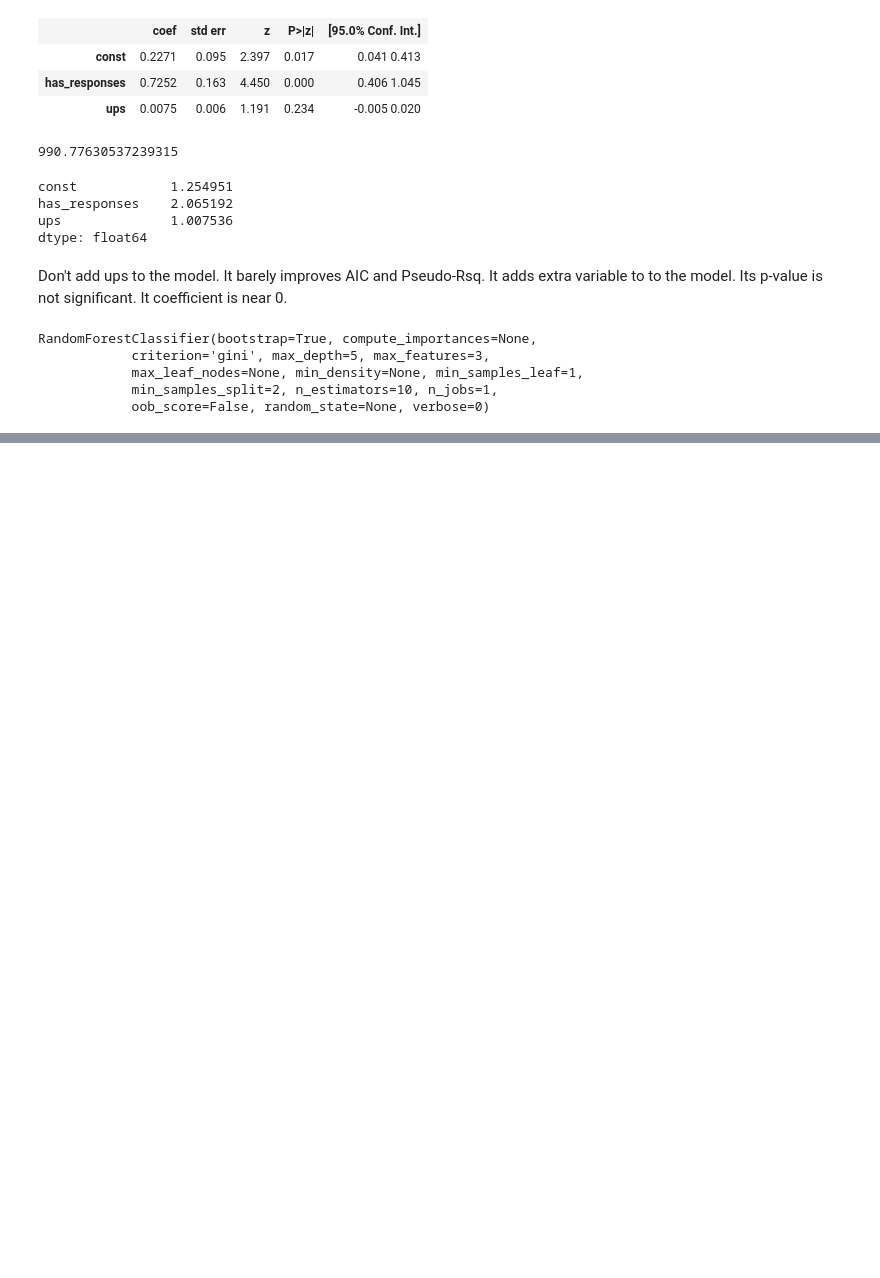
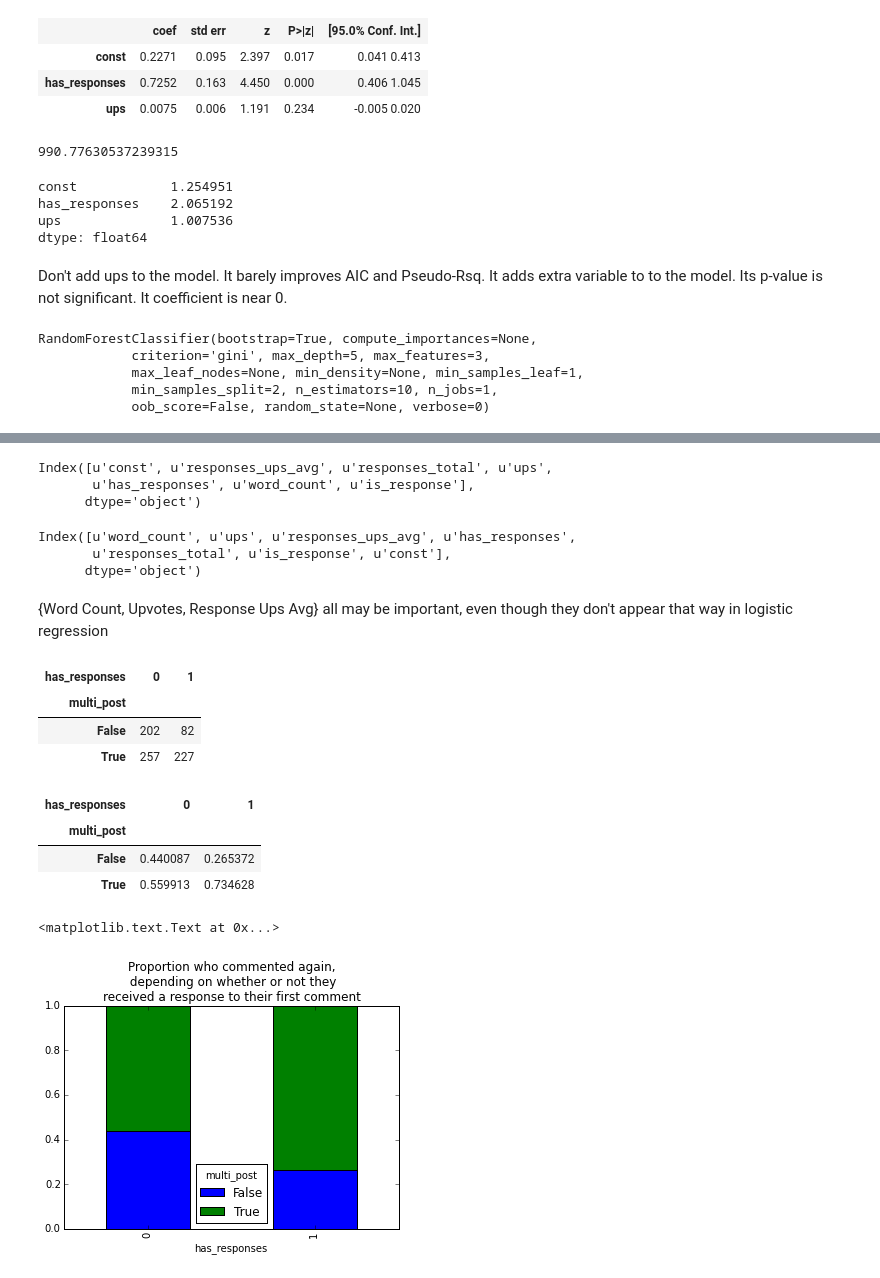
Before and after one commit to boazgurdin/reddit-churn, a Jupyter notebook: Model Building.ipynb, the cells around one changed output, grey strips where cells are left out. Cells and saved outputs as stored; diff of their text form; code cells hidden in the pictures; blank space fills up the shorter version.

Commit message:
updated basic logistic model exploration with upvotes

```diff
--- a/Model Building.ipynb
+++ b/Model Building.ipynb
@@ -17,6 +17,8 @@ first_post.set_index('author', inplace=True)
 # Label / outcome variable
 multi_post = first_post['total_posts']>1
 first_post.drop(['total_posts', 'post_ids', 'post_datetimes', 'first_post_datetime', 'last_post_datetime'], axis=1, inplace=True)
+multi_post.index.rename('multi_post', inplace=True)
+multi_post.name = 'multi_post'
 # %%
 # Ups/downs
 first_post.rename(columns={'first_post_ups':'ups',
@@ -182,0 +202,36 @@ preds = rfc.predict(first_post)
+# %%
+first_post.columns
+# %% [output]
+Index([u'const', u'responses_ups_avg', u'responses_total', u'ups',
+       u'has_responses', u'word_count', u'is_response'],
+      dtype='object')
+# %%
+first_post.columns[np.argsort(-rfc.feature_importances_)]
+# %% [output]
+Index([u'word_count', u'ups', u'responses_ups_avg', u'has_responses',
+       u'responses_total', u'is_response', u'const'],
+      dtype='object')
+# %% [markdown]
+{Word Count, Upvotes, Response Ups Avg} all may be important, even though they don't appear that way in logistic regression
+# %%
+response_crosstab = pd.crosstab(multi_post, first_post['has_responses'])
+response_crosstab
+# %% [output]
+| has_responses | 0 | 1 |
+| multi_post |  |  |
+| False | 202 | 82 |
+| True | 257 | 227 |
+# %%
+response_crosstab_scaled = response_crosstab / response_crosstab.sum(axis=0)
+response_crosstab_scaled
+# %% [output]
+| has_responses | 0 | 1 |
+| multi_post |  |  |
+| False | 0.440087 | 0.265372 |
+| True | 0.559913 | 0.734628 |
+# %%
+response_crosstab_scaled.T.plot(kind="bar", stacked=True)
+plt.title('Proportion who commented again,\n depending on whether or not they \nreceived a response to their first comment')
+# %% [output]
+<matplotlib.text.Text at 0x...>
+[figure, added]
```
Also changed, not shown: parts of 22 cells of this notebook.
